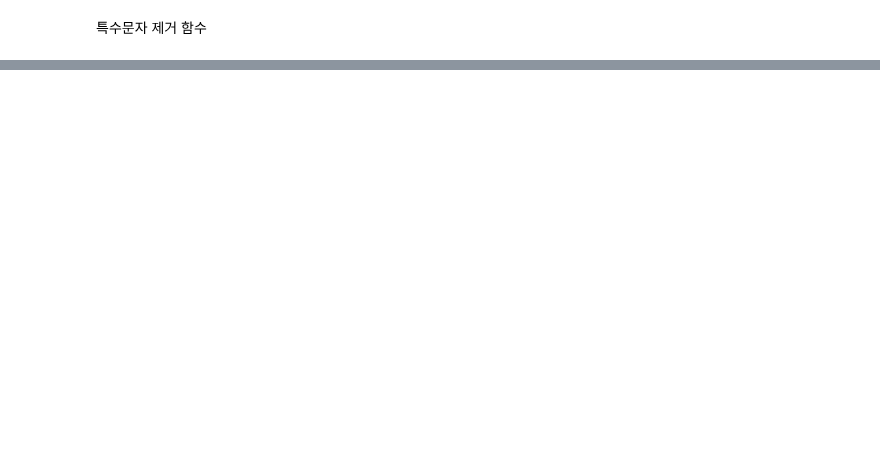
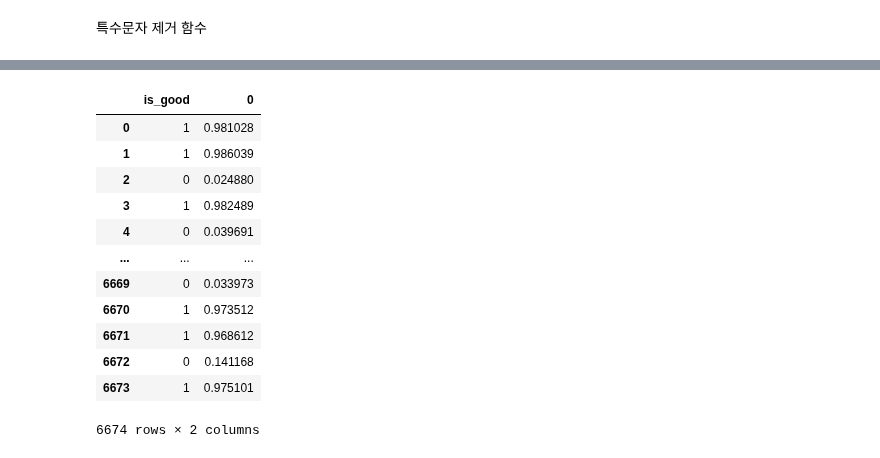
Before and after one commit to Peter-BoBo/fintech, a Jupyter notebook: 06deep_learning/11RNN으로_금융앱리뷰_분석하기.ipynb, the cells around one changed output, grey strips where cells are left out. Drawn from its saved outputs; the diff is of its cells as text; code cells hidden in the pictures; blank space fills up the shorter version.

```diff
--- a/06deep_learning/11RNN으로_금융앱리뷰_분석하기.ipynb
+++ b/06deep_learning/11RNN으로_금융앱리뷰_분석하기.ipynb
@@ -32,0 +425,18 @@ def claen_test(text):
+# %%
+lstm_cnn.compile(loss='binary_crossentropy', optimizer='adam',
+             metrics=['accuracy', tf.keras.metrics.AUC(name='auc')])
+early_stop = EarlyStopping(patience=10, restore_best_weights=True)
+model_path = "./model/bank_app_review_lstm_cnn.keras"
+checkpoint = ModelCheckpoint(filepath=model_path, monitor='val_loss',
+                            save_best_only=True,
+                            verbose=1)
+lstm_cnn_history = lstm_cnn.fit(X_train, y_train, epochs=1000, batch_size=64,
+                         validation_data=(X_valid, y_valid),
+                         callbacks=[early_stop, checkpoint])
+plt.figure(figsize=(8, 5))
+plt.plot(lstm_cnn_history.history['loss'])
+plt.plot(lstm_cnn_history.history['val_loss'])
+plt.xlabel('epochs')
+plt.ylabel('loss')
+plt.legend(['train', 'valid'])
+plt.show()
@@ -32,0 +467,3 @@ def claen_test(text):
+# %%
+pred = lstm_cnn.predict(X_valid)
+pred
@@ -32,0 +483,5 @@ def claen_test(text):
+# %%
+pred = pd.DataFrame(pred)
+# %%
+y_valid = pd.DataFrame(y_valid.reset_index(drop=True))
+y_valid
@@ -32,0 +502,17 @@ def claen_test(text):
+# %%
+result = pd.concat([y_valid, pred], axis=1)
+result
+# %% [output]
+|  | is_good | 0 |
+| 0 | 1 | 0.981028 |
+| 1 | 1 | 0.986039 |
+| 2 | 0 | 0.024880 |
+| 3 | 1 | 0.982489 |
+| 4 | 0 | 0.039691 |
+| ... | ... | ... |
+| 6669 | 0 | 0.033973 |
+| 6670 | 1 | 0.973512 |
+| 6671 | 1 | 0.968612 |
+| 6672 | 0 | 0.141168 |
+| 6673 | 1 | 0.975101 |
+6674 rows × 2 columns
```
Also changed, not shown: parts of 71 cells of this notebook, 4 other files.
